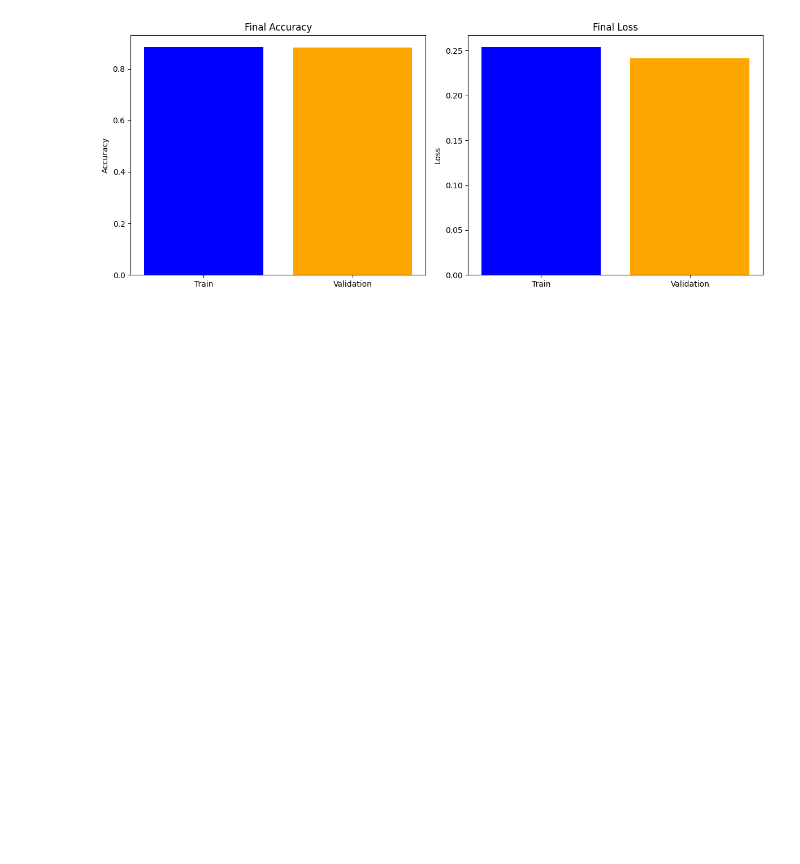
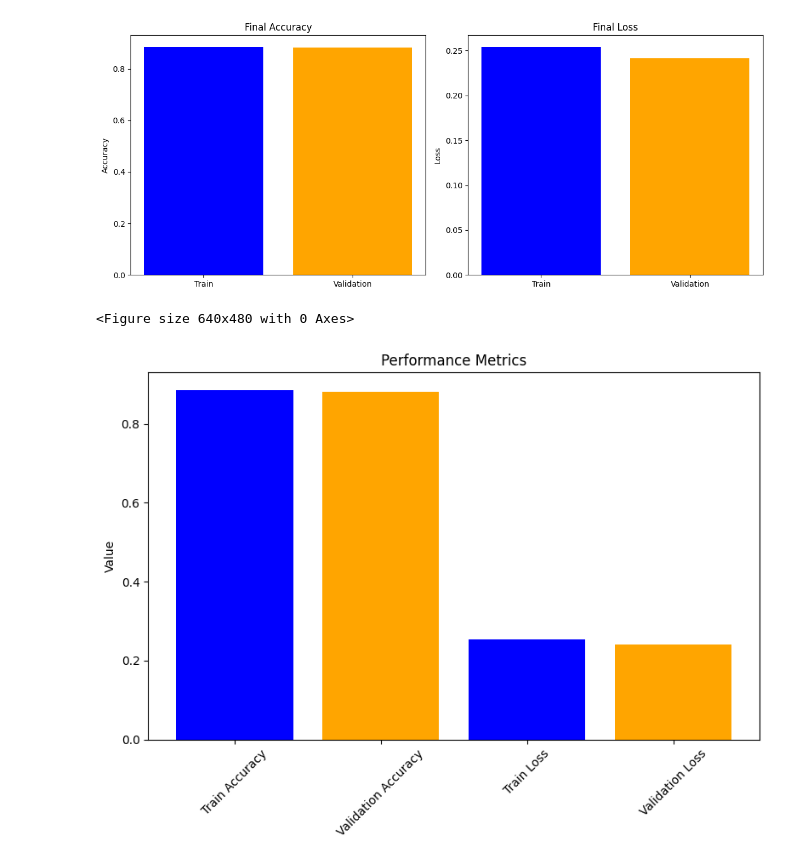
Before and after one commit to BabinRV/Dissertation, a Jupyter notebook: Dissertation_TD_and_IR.ipynb, the cells around one changed output. Saved outputs shown, nothing was run; the diff lists cells and outputs as text; code cells hidden in the pictures; blank space fills up the shorter version.

```diff
--- a/Dissertation_TD_and_IR.ipynb
+++ b/Dissertation_TD_and_IR.ipynb
@@ -512,3 +512,31 @@ plt.tight_layout()
 plt.show()
 # %% [output]
 [figure]
+# %%
+# Loss bar chart
+ax[1].bar(['Train', 'Validation'], values[1], color=['blue', 'orange'])
+ax[1].set_title('Final Loss')
+ax[1].set_ylabel('Loss')
+
+plt.tight_layout()
+plt.show()
+
+# Create an additional bar graph for both metrics
+metrics_combined = ['Train Accuracy', 'Validation Accuracy', 'Train Loss', 'Validation Loss']
+values_combined = [
+    history.history['accuracy'][-1],
+    history.history['val_accuracy'][-1],
+    history.history['loss'][-1],
+    history.history['val_loss'][-1]
+]
+
+plt.figure(figsize=(8, 6))
+plt.bar(metrics_combined, values_combined, color=['blue', 'orange', 'blue', 'orange'])
+plt.title('Performance Metrics')
+plt.ylabel('Value')
+plt.xticks(rotation=45)
+plt.tight_layout()
+plt.show()
+# %% [output]
+<Figure size 640x480 with 0 Axes>
+[figure, added]
```
